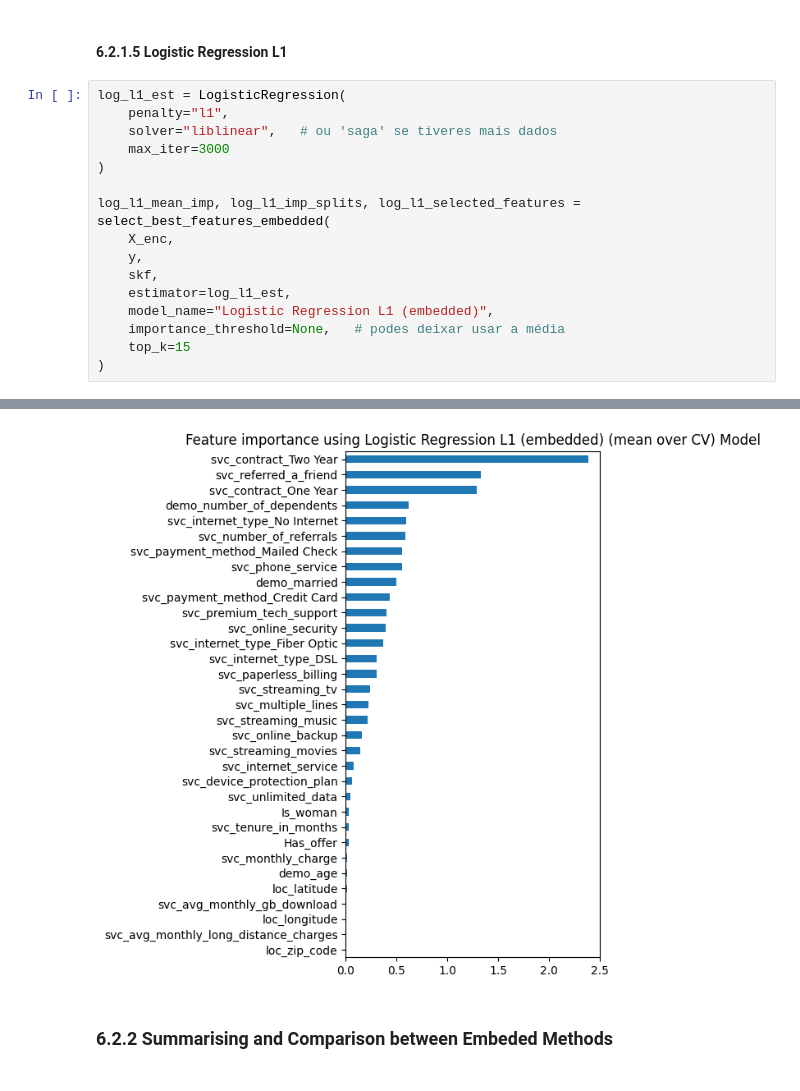
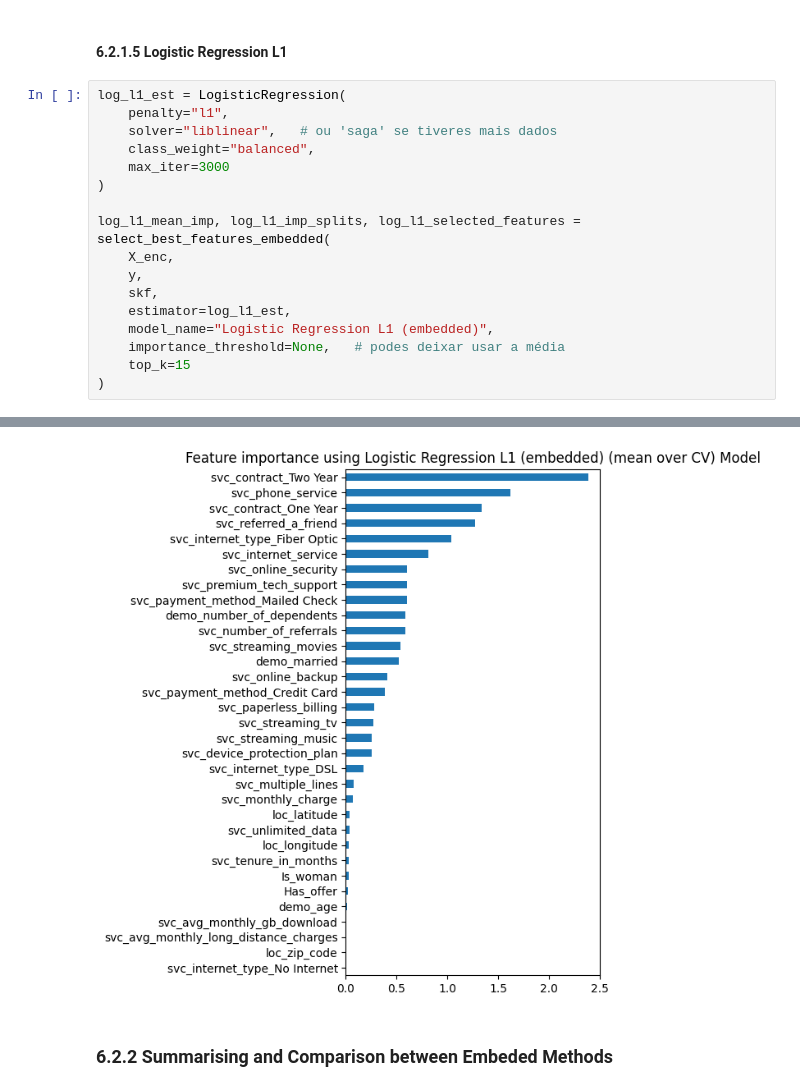
Before and after one commit to sergiopatinha/EnterpriseDataScienceBootcamp_workgroup, a Jupyter notebook: notebooks/03_data_preparation.ipynb, the cells around one changed output, grey strips where cells are left out. Drawn from its saved outputs; the diff is of its cells as text.

```diff
--- a/notebooks/03_data_preparation.ipynb
+++ b/notebooks/03_data_preparation.ipynb
@@ -1635,6 +1539,7 @@ Selected features (Decision Tree (embedded)):
 log_l1_est = LogisticRegression(
     penalty="l1",
     solver="liblinear",   # ou 'saga' se tiveres mais dados
+    class_weight="balanced",
     max_iter=3000
 )
 
@@ -1668,4 +1573,4 @@ Selected features (Logistic Regression L1 (embedded)):
-[figure, old version]
+[figure, new version]
 # %% [markdown]
 ### **6.2.2 Summarising and Comparison between Embeded Methods**
 # %%
```
Also changed, not shown: parts of 20 cells of this notebook.
